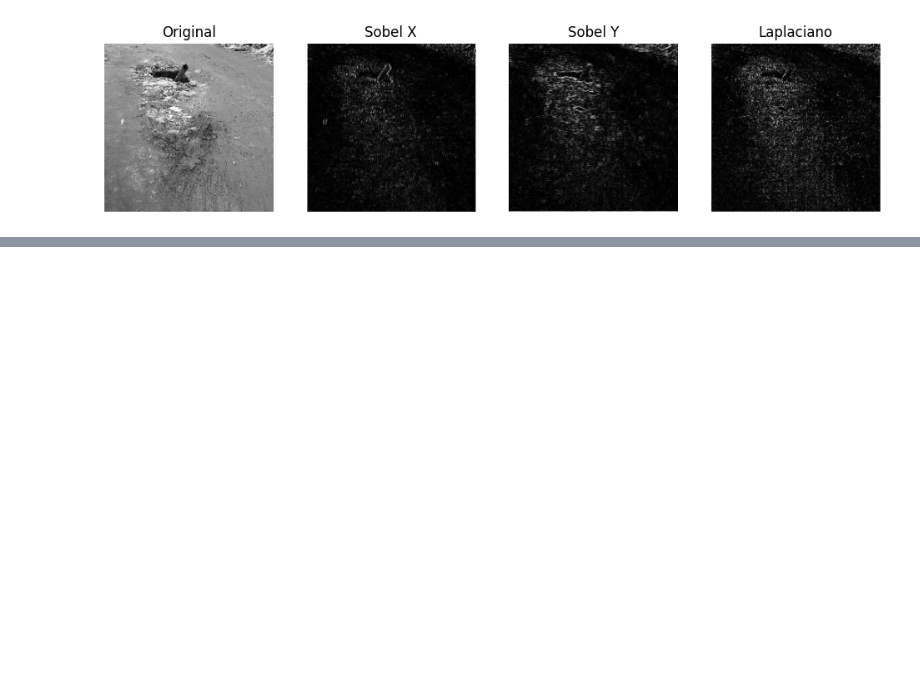
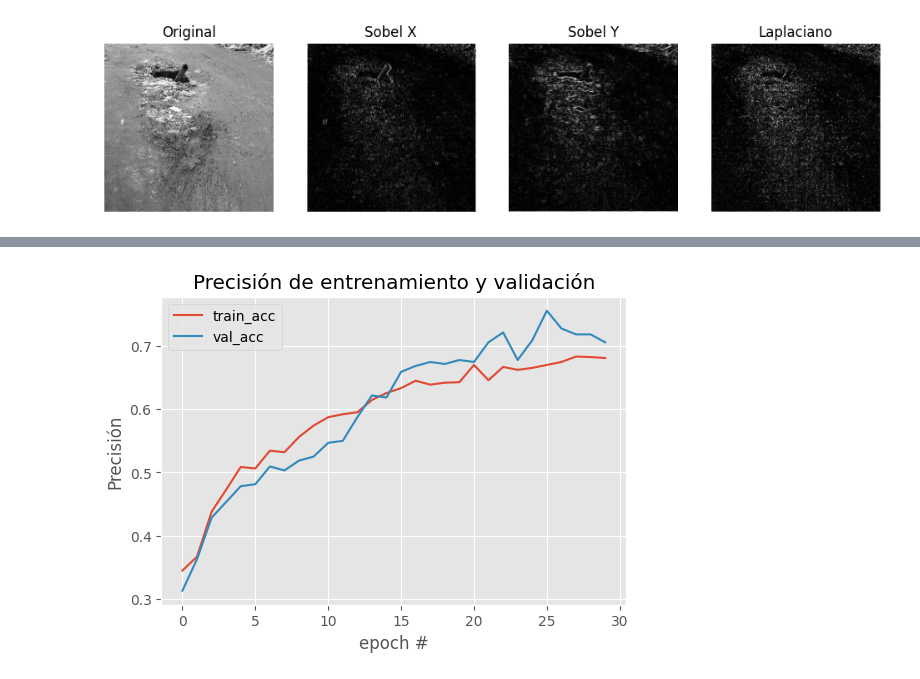
Before and after one commit to JuanCg42/Deteccion_de_Huecos_en_Carreteras_CNN, a Jupyter notebook: Entrenamiento/Detección_de_Huecos_en_Carreteras.ipynb, the cells around one changed output, grey strips where cells are left out. Saved outputs shown, nothing was run; the diff lists cells and outputs as text; code cells hidden in the pictures; blank space fills up the shorter version.

```diff
--- a/Entrenamiento/Detección_de_Huecos_en_Carreteras.ipynb
+++ b/Entrenamiento/Detección_de_Huecos_en_Carreteras.ipynb
@@ -131,0 +249,12 @@ plt.show()
+# %%
+plt.style.use("ggplot")
+plt.figure(figsize=(6,4))
+plt.plot(np.arange(0, len(history.history["accuracy"])), history.history["accuracy"], label= "train_acc")
+plt.plot(np.arange(0, len(history.history["accuracy"])), history.history["val_accuracy"], label= "val_acc")
+plt.title("Precisión de entrenamiento y validación")
+plt.xlabel("epoch #")
+plt.ylabel("Precisión")
+plt.legend()
+plt.show() # está grafica se utiliza para saber que tanta precision tuvo el modelo, si las dos lineas están muy pegadas significa que el modelo si empato con  que son las imagenes de entrenamiento, en caso de que no se debe ejecutar desde el inicio y cambiar la presicion
+# %% [output]
+[figure, added]
```
Also changed, not shown: parts of 8 cells of this notebook.
